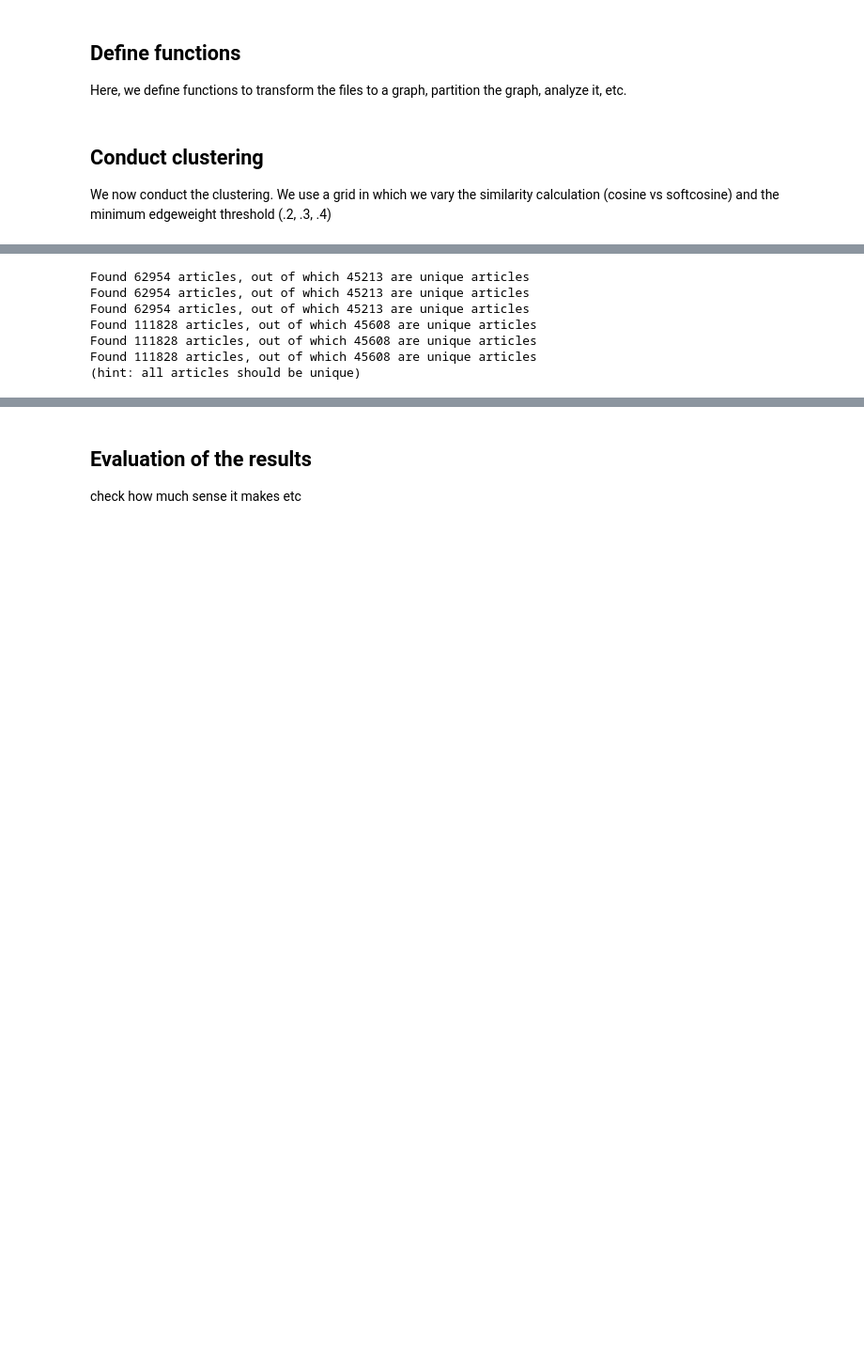
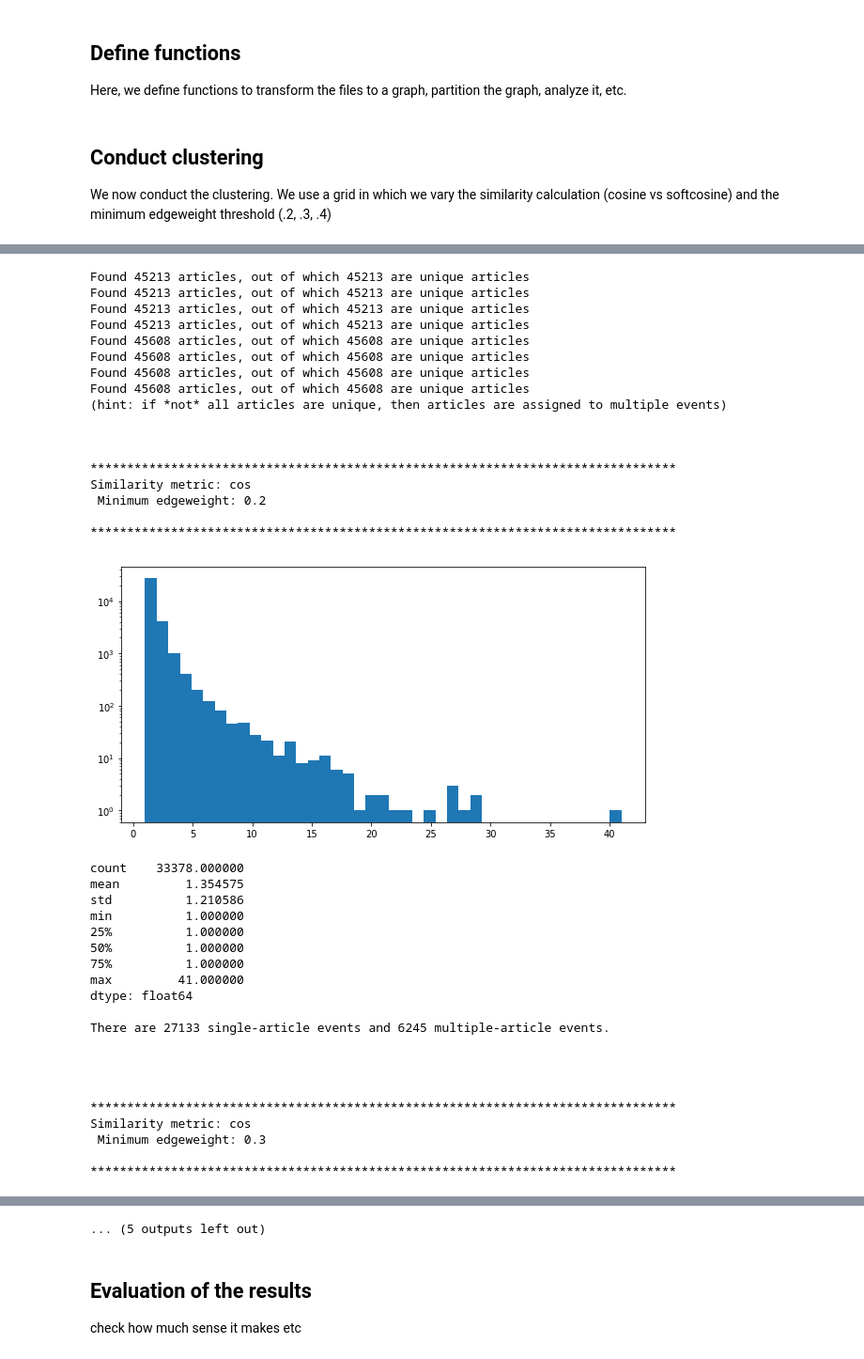
Before and after one commit to damian0604/newsevents, a Jupyter notebook: src/analysis/clustering.ipynb, the cells around one changed output, grey strips where cells are left out. Shown at 94% size. Saved outputs shown, nothing was run; the diff lists cells and outputs as text; code cells hidden in the pictures; blank space fills up the shorter version.

```diff
--- a/src/analysis/clustering.ipynb
+++ b/src/analysis/clustering.ipynb
@@ -288,15 +328,0 @@ dtype: float64
-# %%
-for r in gridresults:
-    l = r['results']
-    flattened = [item for sublist in l for item in sublist]
-
-    print('Found {} articles, out of which {} are unique articles'.format(len(flattened), len(set(flattened))))
-print('(hint: all articles should be unique)')
-# %% [output]
-Found 62954 articles, out of which 45213 are unique articles
-Found 62954 articles, out of which 45213 are unique articles
-Found 62954 articles, out of which 45213 are unique articles
-Found 111828 articles, out of which 45608 are unique articles
-Found 111828 articles, out of which 45608 are unique articles
-Found 111828 articles, out of which 45608 are unique articles
-(hint: all articles should be unique)
@@ -307,0 +329,41 @@ for i in range(10):
+# %%
+print_gridreport(op2_gridresults)
+# %% [output]
+Found 45213 articles, out of which 45213 are unique articles
+Found 45213 articles, out of which 45213 are unique articles
+Found 45213 articles, out of which 45213 are unique articles
+Found 45213 articles, out of which 45213 are unique articles
+Found 45608 articles, out of which 45608 are unique articles
+Found 45608 articles, out of which 45608 are unique articles
+Found 45608 articles, out of which 45608 are unique articles
+Found 45608 articles, out of which 45608 are unique articles
+(hint: if *not* all articles are unique, then articles are assigned to multiple events)
+
+
+
+********************************************************************************
+Similarity metric: cos
+ Minimum edgeweight: 0.2
+
+********************************************************************************
+[figure, added]
+count    33378.000000
+mean         1.354575
+std          1.210586
+min          1.000000
+25%          1.000000
+50%          1.000000
+75%          1.000000
+max         41.000000
+dtype: float64
+
+There are 27133 single-article events and 6245 multiple-article events.
+
+
+
+
+********************************************************************************
+Similarity metric: cos
+ Minimum edgeweight: 0.3
+
+********************************************************************************
@@ -307,0 +455 @@ for i in range(10):
+... (5 outputs left out)
```
Also changed, not shown: parts of 25 cells of this notebook.
